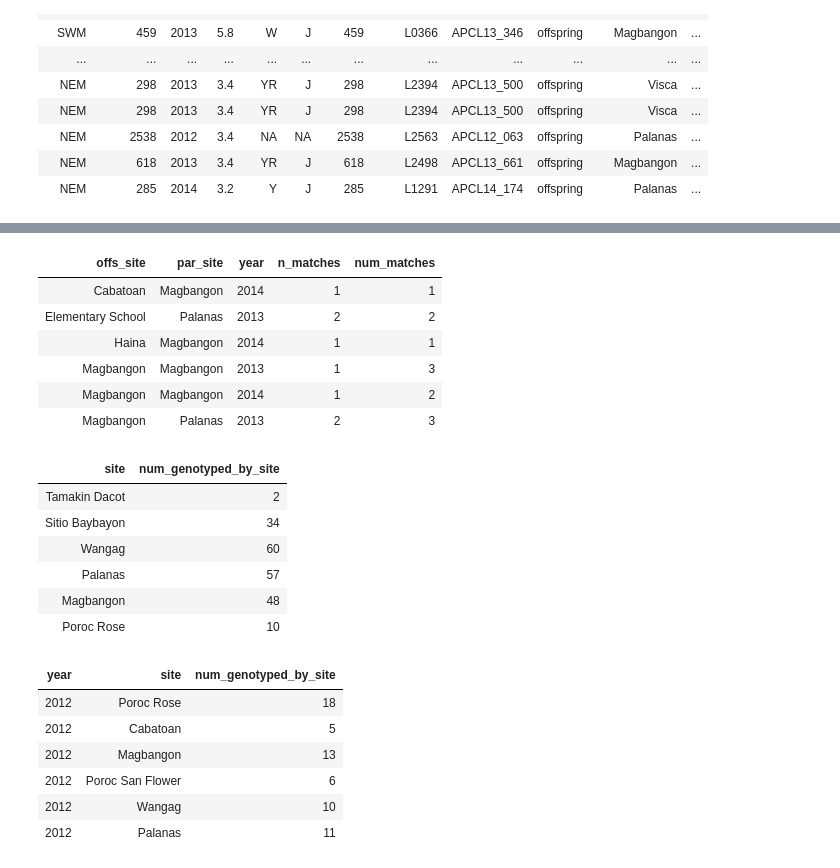
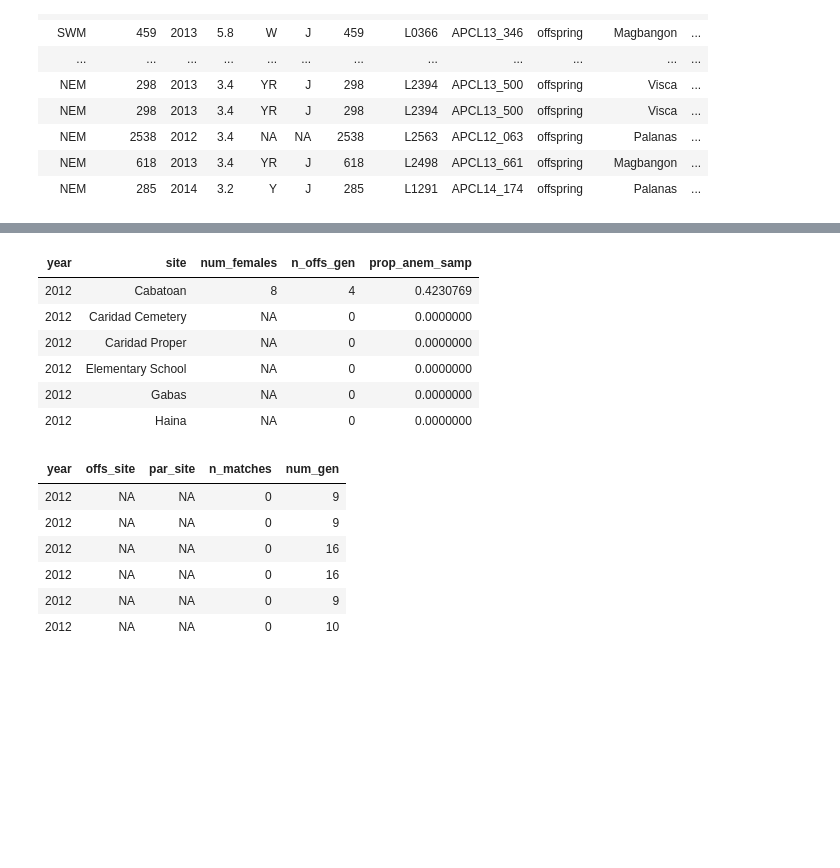
Before and after one commit to pinskylab/CamotesROMS, a Jupyter notebook: notebooks/format_data.ipynb, the cells around one changed output, grey strips where cells are left out. Saved outputs shown, nothing was run; the diff lists cells and outputs as text; code cells hidden in the pictures; blank space fills up the shorter version.

Commit message:
fixed bootstrapping function

```diff
--- a/notebooks/format_data.ipynb
+++ b/notebooks/format_data.ipynb
@@ -138,15 +279,32 @@ MonsoonRecSampPar
 | NEM | 618 | 2013 | 3.4 | YR | J | 618 | L2498 | APCL13_661 | offspring | Magbangon | ... |
 | NEM | 285 | 2014 | 3.2 | Y | J | 285 | L1291 | APCL14_174 | offspring | Palanas | ... |
 # %%
-MonsoonRecSampPar <- fread(file="~/parentage/kernel_fitting/1340_loci/final_results/tables/RecruitsByMonsoon2012-14ForROMSComp.csv")[
-    year %in% c("2012", "2013", "2014")][, num_genotyped_monsoon := .N, by="season"][
+AllRecruitsGen <- fread("~/parentage/kernel_fitting/1340_loci/final_results/tables/AllFishObsWithPar.csv")[
+    year %in% c("2012", "2013", "2014")][
     offs_site %like% "Magbangon", offs_site := "Magbangon"][
     par_site %like% "Magbangon", par_site := "Magbangon"][
-    site %like% "Magbangon", site := "Magbangon"][ #collapse Magbangon values
-    , .SD[sample(.N, num_genotyped_monsoon, replace=TRUE)], by="season"]
+    site %like% "Magbangon", site := "Magbangon"][#collapse Magbangon values
+    , num_gen := .N, by=c("year", "site")][#for bootstrapping
+    , .SD[sample(.N, num_gen, replace=TRUE)], by="year"][#resample the recruits with replacement
+    , n_matches := sum(matched_offs=="Y"), by=c("year", "offs_site", "par_site")]
 
-MonsoonRecSampParInt <- MonsoonRecSampPar[ , .(num_genotyped_by_site= .N),  by="site"] #use the values in this table to re-make SurveyData
-#sum(MonsoonRecSampParInt$num_genotyped_by_site)#should be 256
+AllRecruitsGenIntSum <- AllRecruitsGen[ , .(n_offs_gen= .N),  by=c("year", "site")] #use the values in this table to re-make SurveyData
+#sum(AllRecruitsGenInt$num_genotyped_annual)#should be 394
+SurveyDataInt <- left_join(SurveyData[year %in% c("2012", "2013", "2014"),-"n_offs_gen"], AllRecruitsGenIntSum, by=c("year", "site"))[is.na(n_offs_gen), n_offs_gen := 0]
 
-SurveyDataMonsoonInt <- left_join(SurveyData[year =="2014",-"n_offs_gen"], MonsoonRecSampParInt, by="site")[is.na(num_genotyped_by_site), num_genotyped_by_site := 0]
-SurveyDataMonsoonInt[,year := NA] #quick and dirty workaround to use the same table for monsoon recruits
+AllRecruitsGenInt <- AllRecruitsGen[, .(year, offs_site, par_site, n_matches, num_gen)]
+
+#MonsoonRecSampPar <- fread(file="~/parentage/kernel_fitting/1340_loci/final_results/tables/RecruitsByMonsoon2012-14ForROMSComp.csv")[,monsoon:= season][
+#    year %in% c("2012", "2013", "2014")][, num_gen := .N, by="monsoon"][
+#    offs_site %like% "Magbangon", offs_site := "Magbangon"][
+#    par_site %like% "Magbangon", par_site := "Magbangon"][
+#    site %like% "Magbangon", site := "Magbangon"][ #collapse Magbangon values
+#    , .SD[sample(.N, num_gen, replace=TRUE)], by="monsoon"]
+#
+#    MonsoonRecSampParIntSum <- MonsoonRecSampPar[ , .(num_gen= .N),  by="site"] #use the values in this table to re-make SurveyData
+#    #sum(MonsoonRecSampParInt$num_genotyped_by_site)#should be 256
+#
+#    SurveyDataMonsoonInt <- left_join(SurveyData[year =="2014",-"n_offs_gen"], MonsoonRecSampParIntSum, by="site")[is.na(num_genotyped_by_site), num_genotyped_by_site := 0]
+#    SurveyDataMonsoonInt[,year := NA] #quick and dirty workaround to use the same table for monsoon recruits
+#
+#    SurveyDataInt <- rbind(SurveyDataInt, SurveyDataMonsoonInt)
@@ -179,6 +311,7 @@ MonsoonRecSampPar
 # %%
-head(MonsoonRecSampPar[])
+#head(MonsoonRecSampPar[])
 head(TotalPar2012_4)
-head(MonsoonRecSampParInt)
+head(SurveyData)
+#head(MonsoonRecSampParInt)
 head(AllRecruitsGenInt)
 # %% [output]
@@ -192,21 +325,14 @@ head(AllRecruitsGenInt)
-| offs_site | par_site | year | n_matches | num_matches |
-| Cabatoan | Magbangon | 2014 | 1 | 1 |
-| Elementary School | Palanas | 2013 | 2 | 2 |
-| Haina | Magbangon | 2014 | 1 | 1 |
-| Magbangon | Magbangon | 2013 | 1 | 3 |
-| Magbangon | Magbangon | 2014 | 1 | 2 |
-| Magbangon | Palanas | 2013 | 2 | 3 |
+| year | site | num_females | n_offs_gen | prop_anem_samp |
+| 2012 | Cabatoan | 8 | 4 | 0.4230769 |
+| 2012 | Caridad Cemetery | NA | 0 | 0.0000000 |
+| 2012 | Caridad Proper | NA | 0 | 0.0000000 |
+| 2012 | Elementary School | NA | 0 | 0.0000000 |
+| 2012 | Gabas | NA | 0 | 0.0000000 |
+| 2012 | Haina | NA | 0 | 0.0000000 |
-| site | num_genotyped_by_site |
-| Tamakin Dacot | 2 |
-| Sitio Baybayon | 34 |
-| Wangag | 60 |
-| Palanas | 57 |
-| Magbangon | 48 |
-| Poroc Rose | 10 |
+| year | offs_site | par_site | n_matches | num_gen |
+| 2012 | NA | NA | 0 | 9 |
+| 2012 | NA | NA | 0 | 9 |
+| 2012 | NA | NA | 0 | 16 |
+| 2012 | NA | NA | 0 | 16 |
+| 2012 | NA | NA | 0 | 9 |
+| 2012 | NA | NA | 0 | 10 |
-| year | site | num_genotyped_by_site |
-| 2012 | Poroc Rose | 18 |
-| 2012 | Cabatoan | 5 |
-| 2012 | Magbangon | 13 |
-| 2012 | Poroc San Flower | 6 |
-| 2012 | Wangag | 10 |
-| 2012 | Palanas | 11 |
```
Also changed, not shown: parts of 21 cells of this notebook, 7 other files.
